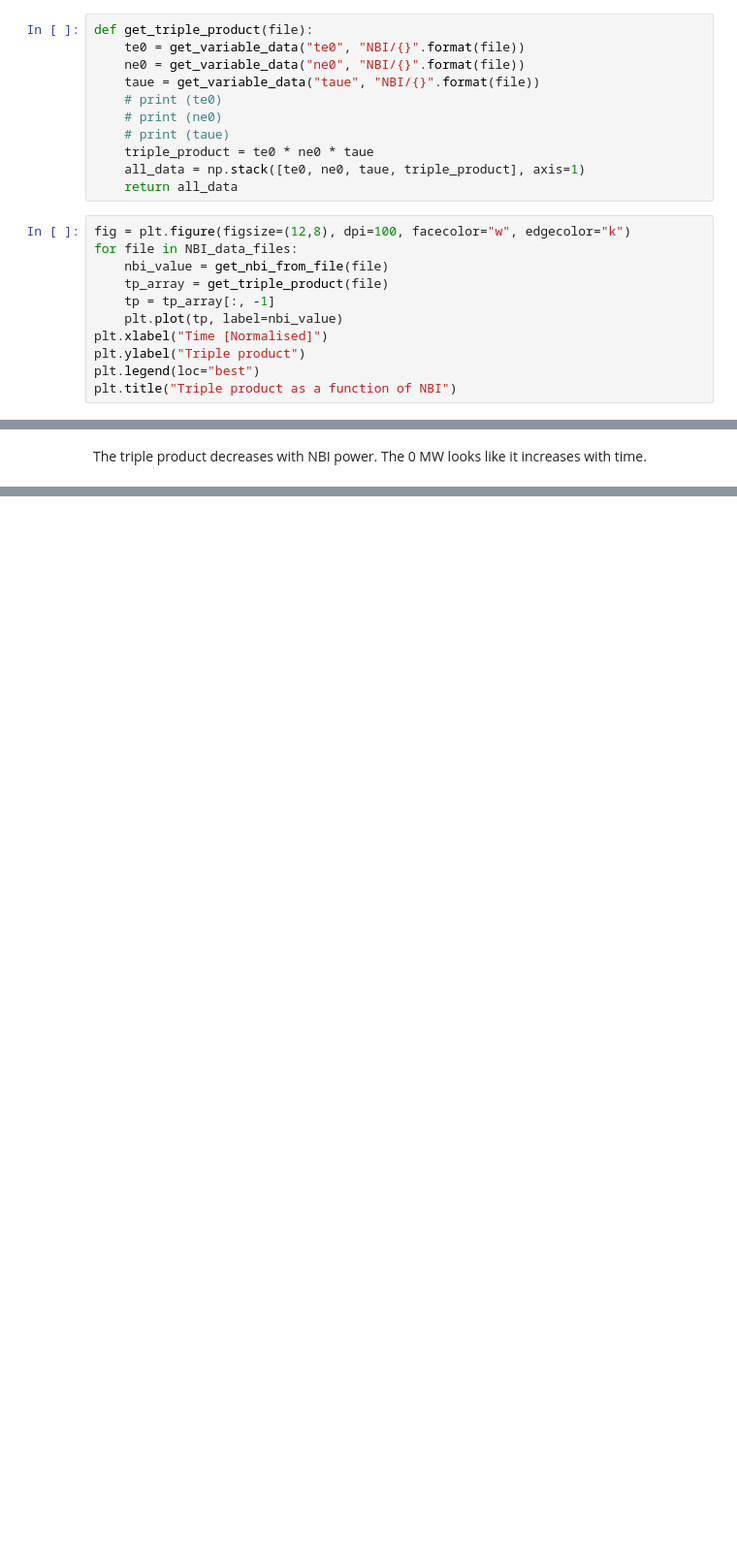
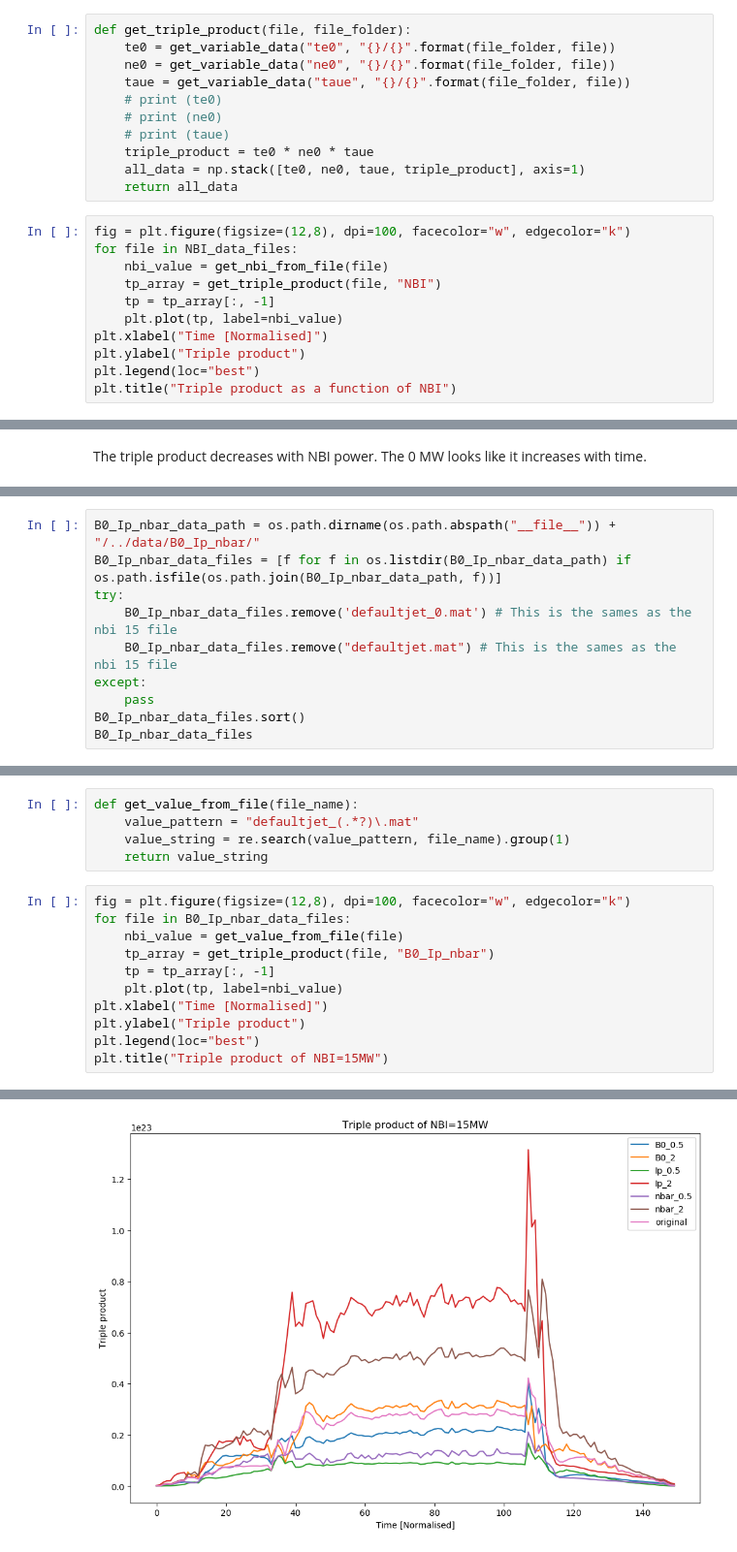
Before and after one commit to hectorjassog/uoy_mcf_labs, a Jupyter notebook: week2/code/mcf_labs_week_2_analysis.ipynb, the cells around one changed output, grey strips where cells are left out. Shown at 97% size. Drawn from its saved outputs; the diff is of its cells as text; blank space fills up the shorter version.

Commit message:
triple product against nbar, b0, and ip

```diff
--- a/week2/code/mcf_labs_week_2_analysis.ipynb
+++ b/week2/code/mcf_labs_week_2_analysis.ipynb
@@ -112,10 +112,10 @@ We know that taue = stored energy / power loss. So, more than a time measurement
 # %% [markdown]
 Triple product calculation (Density, temperature, and confinement time)
 # %%
-def get_triple_product(file):
-    te0 = get_variable_data("te0", "NBI/{}".format(file))
-    ne0 = get_variable_data("ne0", "NBI/{}".format(file))
-    taue = get_variable_data("taue", "NBI/{}".format(file))
+def get_triple_product(file, file_folder):
+    te0 = get_variable_data("te0", "{}/{}".format(file_folder, file))
+    ne0 = get_variable_data("ne0", "{}/{}".format(file_folder, file))
+    taue = get_variable_data("taue", "{}/{}".format(file_folder, file))
     # print (te0)
     # print (ne0)
     # print (taue)
@@ -126,7 +126,7 @@ def get_triple_product(file):
 fig = plt.figure(figsize=(12,8), dpi=100, facecolor="w", edgecolor="k")
 for file in NBI_data_files:
     nbi_value = get_nbi_from_file(file)
-    tp_array = get_triple_product(file)
+    tp_array = get_triple_product(file, "NBI")
     tp = tp_array[:, -1]
     plt.plot(tp, label=nbi_value)
 plt.xlabel("Time [Normalised]")
@@ -140,0 +145,10 @@ The triple product decreases with NBI power. The 0 MW looks like it increases wi
+# %%
+B0_Ip_nbar_data_path = os.path.dirname(os.path.abspath("__file__")) + "/../data/B0_Ip_nbar/"
+B0_Ip_nbar_data_files = [f for f in os.listdir(B0_Ip_nbar_data_path) if os.path.isfile(os.path.join(B0_Ip_nbar_data_path, f))]
+try:
+    B0_Ip_nbar_data_files.remove('defaultjet_0.mat') # This is the sames as the nbi 15 file
+    B0_Ip_nbar_data_files.remove("defaultjet.mat") # This is the sames as the nbi 15 file
+except:
+    pass
+B0_Ip_nbar_data_files.sort()
+B0_Ip_nbar_data_files
@@ -140,0 +163,17 @@ The triple product decreases with NBI power. The 0 MW looks like it increases wi
+# %%
+def get_value_from_file(file_name):
+    value_pattern = "defaultjet_(.*?)\.mat"
+    value_string = re.search(value_pattern, file_name).group(1)
+    return value_string
+# %%
+fig = plt.figure(figsize=(12,8), dpi=100, facecolor="w", edgecolor="k")
+for file in B0_Ip_nbar_data_files:
+    nbi_value = get_value_from_file(file)
+    tp_array = get_triple_product(file, "B0_Ip_nbar")
+    tp = tp_array[:, -1]
+    plt.plot(tp, label=nbi_value)
+plt.xlabel("Time [Normalised]")
+plt.ylabel("Triple product")
+plt.legend(loc="best")
+plt.title("Triple product of NBI=15MW")
+# %% [output]
@@ -140,0 +181 @@ The triple product decreases with NBI power. The 0 MW looks like it increases wi
+[figure, added]
```
Also changed, not shown: parts of 5 cells of this notebook, 1 other file.
